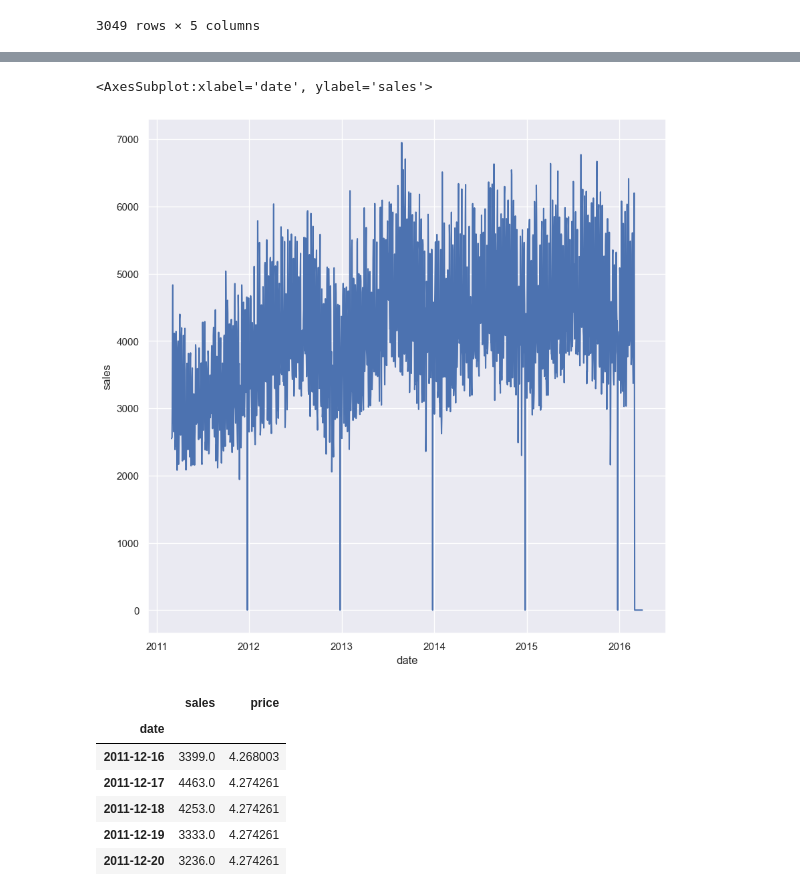
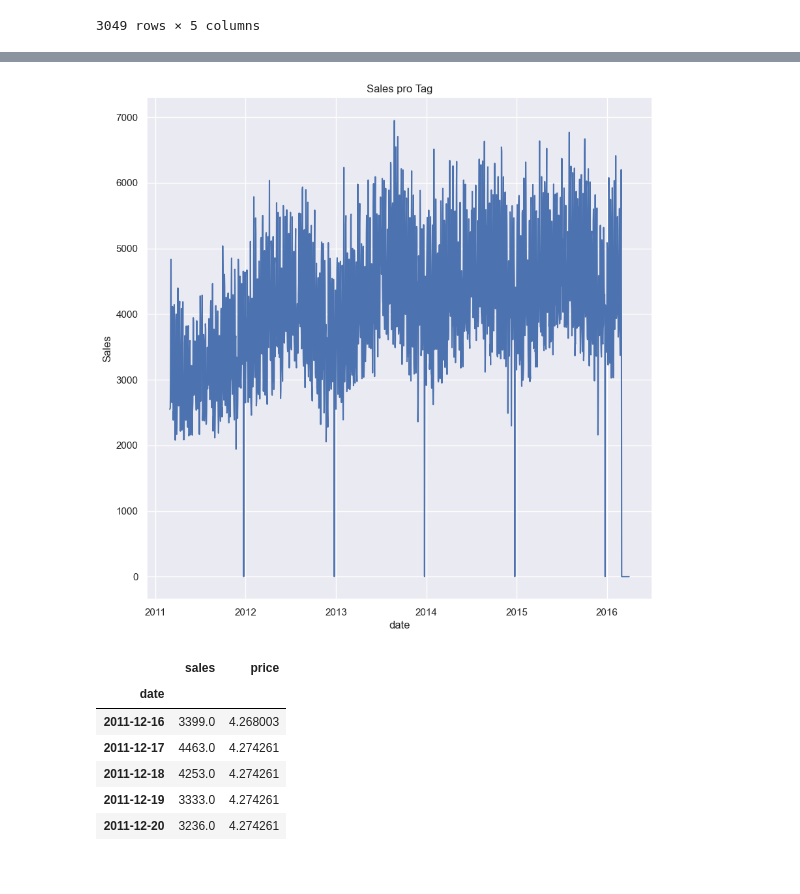
Before and after one commit to EdwinUe/BAB_WS22-23, a Jupyter notebook: Code/Forecast_Gruppe 6.ipynb, the cells around one changed output, grey strips where cells are left out. Saved outputs shown, nothing was run; the diff lists cells and outputs as text; code cells hidden in the pictures.

```diff
--- a/Code/Forecast_Gruppe 6.ipynb
+++ b/Code/Forecast_Gruppe 6.ipynb
@@ -680,10 +635,13 @@ df_sales.groupby(by='cat_id').sum().plot.bar()
 # %%
 df_plot3 = df[['date', 'sales', 'price']].groupby(by='date').agg({'sales': 'sum', 'price': 'mean'})
 
 sns.lineplot(x=df_plot3.index, y='sales', data=df_plot3)
+plt.title('Sales pro Tag')
+plt.xlabel("date")
+plt.ylabel("Sales")
+plt.show()
 # %% [output]
-<AxesSubplot:xlabel='date', ylabel='sales'>
-[figure, old version]
+[figure, new version]
 # %%
 df_plot3.iloc[290:310]
 # %% [output]
```
Also changed, not shown: parts of 37 cells of this notebook.
